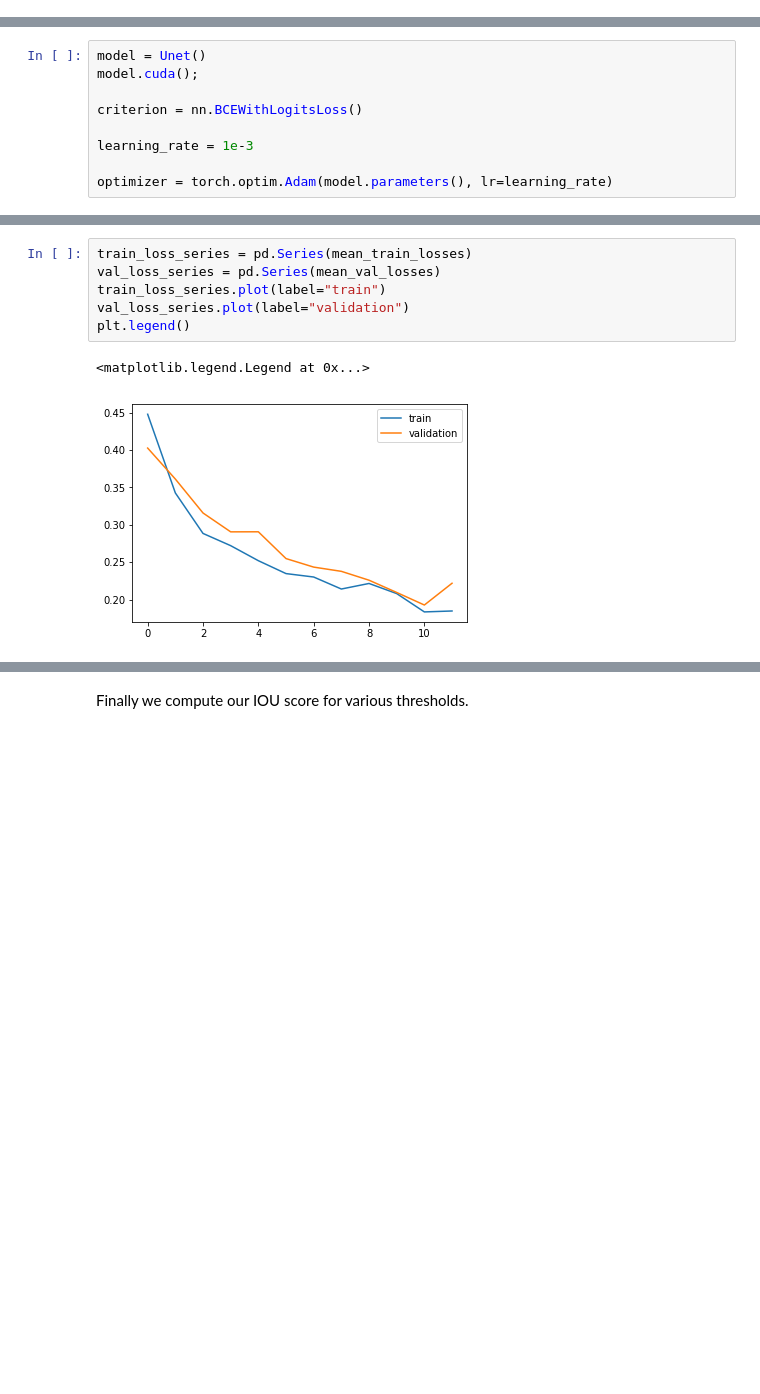
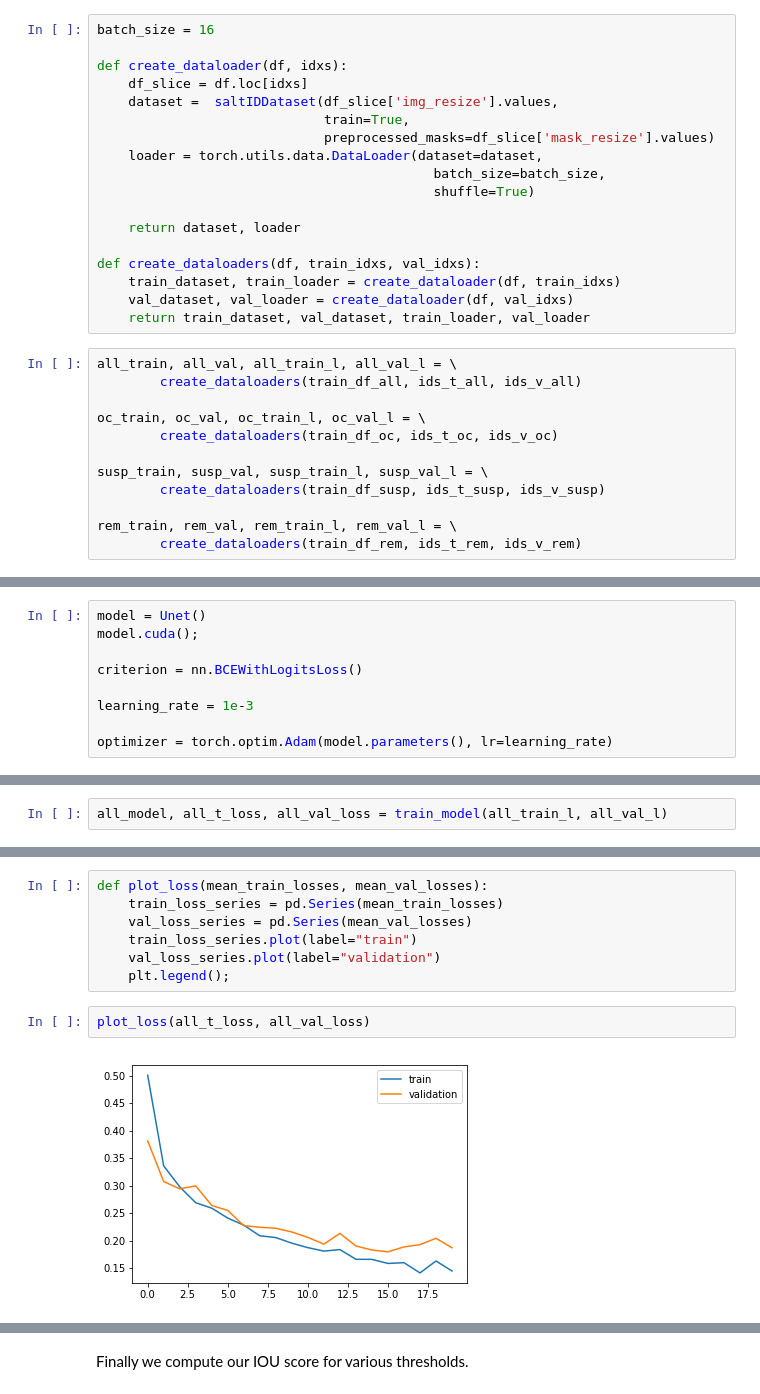
Before and after one commit to eistre91/thinkful-projects, a Jupyter notebook: TGS Salt Identification - Final Capstone.ipynb, the cells around one changed output, grey strips where cells are left out. Saved outputs shown, nothing was run; the diff lists cells and outputs as text; blank space fills up the shorter version.

```diff
--- a/TGS Salt Identification - Final Capstone.ipynb
+++ b/TGS Salt Identification - Final Capstone.ipynb
@@ -308,3 +291,33 @@ val_loader = torch.utils.data.DataLoader(dataset=salt_ID_dataset_val,
+# %%
+batch_size = 16
+
+def create_dataloader(df, idxs):
+    df_slice = df.loc[idxs]
+    dataset =  saltIDDataset(df_slice['img_resize'].values,
+                             train=True,
+                             preprocessed_masks=df_slice['mask_resize'].values)
+    loader = torch.utils.data.DataLoader(dataset=dataset,
+                                           batch_size=batch_size,
+                                           shuffle=True)
+
+    return dataset, loader
+
+def create_dataloaders(df, train_idxs, val_idxs):
+    train_dataset, train_loader = create_dataloader(df, train_idxs)
+    val_dataset, val_loader = create_dataloader(df, val_idxs)
+    return train_dataset, val_dataset, train_loader, val_loader
+# %%
+all_train, all_val, all_train_l, all_val_l = \
+        create_dataloaders(train_df_all, ids_t_all, ids_v_all)
+
+oc_train, oc_val, oc_train_l, oc_val_l = \
+        create_dataloaders(train_df_oc, ids_t_oc, ids_v_oc)
+
+susp_train, susp_val, susp_train_l, susp_val_l = \
+        create_dataloaders(train_df_susp, ids_t_susp, ids_v_susp)
+
+rem_train, rem_val, rem_train_l, rem_val_l = \
+        create_dataloaders(train_df_rem, ids_t_rem, ids_v_rem)
 # %% [markdown]
 # Define U-Net Model
 # %% [markdown]
@@ -482,0 +493,2 @@ We note that around 11-13 epochs is when we start to worry about overfitting to
+# %%
+all_model, all_t_loss, all_val_loss = train_model(all_train_l, all_val_l)
@@ -483,9 +585,11 @@ We note that around 11-13 epochs is when we start to worry about overfitting to
 # %%
-train_loss_series = pd.Series(mean_train_losses)
-val_loss_series = pd.Series(mean_val_losses)
-train_loss_series.plot(label="train")
-val_loss_series.plot(label="validation")
-plt.legend()
+def plot_loss(mean_train_losses, mean_val_losses):
+    train_loss_series = pd.Series(mean_train_losses)
+    val_loss_series = pd.Series(mean_val_losses)
+    train_loss_series.plot(label="train")
+    val_loss_series.plot(label="validation")
+    plt.legend();
-# %% [output]
-<matplotlib.legend.Legend at 0x...>
-[figure, removed]
+# %%
+plot_loss(all_t_loss, all_val_loss)
+# %% [output]
+[figure, added]
```
Also changed, not shown: parts of 17 cells of this notebook.
